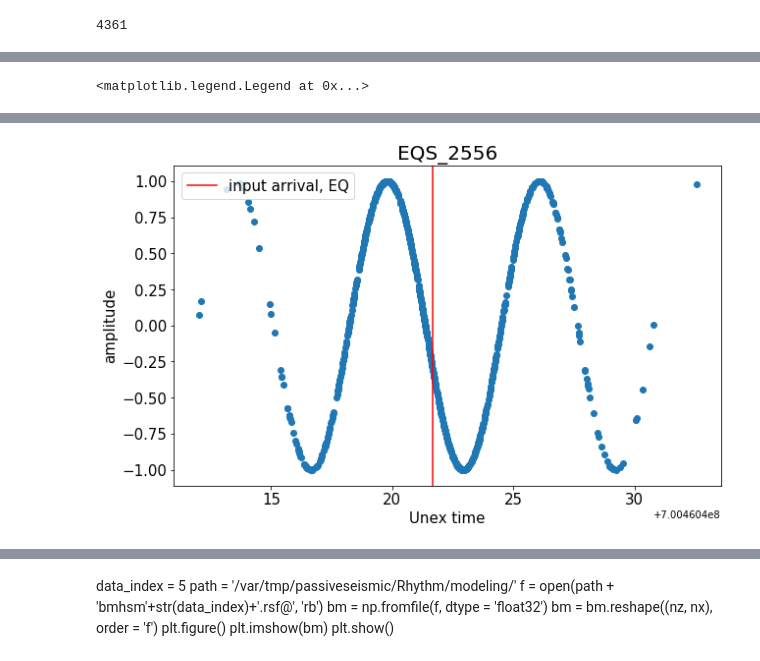
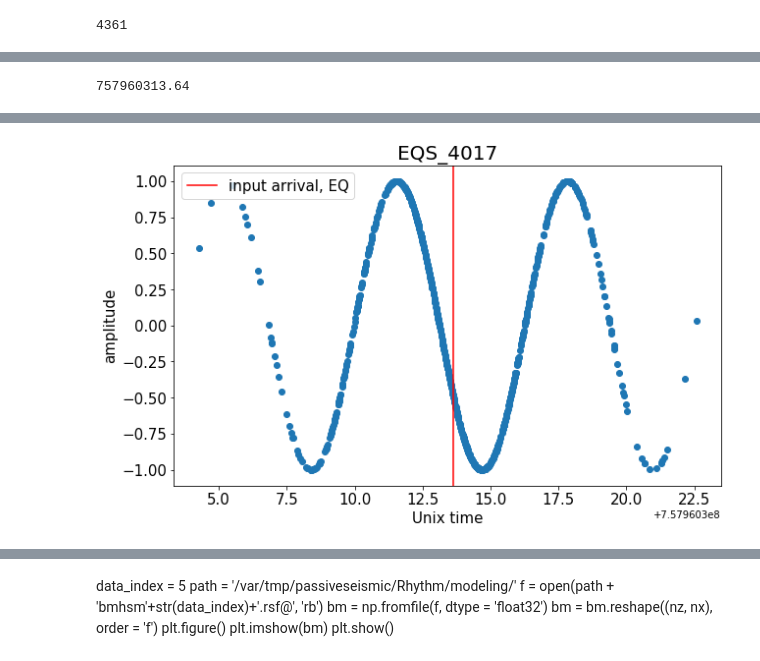
Before and after one commit to geohackweek/ghw2019_wiggles, a Jupyter notebook: scripts/plot_test2.ipynb, the cells around one changed output, grey strips where cells are left out. Saved outputs shown, nothing was run; the diff lists cells and outputs as text; code cells hidden in the pictures.

Commit message:
plot test

```diff
--- a/scripts/plot_test2.ipynb
+++ b/scripts/plot_test2.ipynb
@@ -54,22 +99,50 @@ len(test['EQS'])
 # %%
 #add some wiggles
-import matplotlib.pyplot as plt
 %matplotlib inline
 
 #randomly choose a wiggle in EQS
 ID = np.random.choice(len(test['EQS']))
 
+fig, ax = plt.subplots(figsize = (10,6))
 
-fig, ax = plt.subplots(figsize = (10,6))
 k = np.random.normal(float(test['EQS'][ID]['time']), 3, 1000)
 fig = plt.scatter(k, np.sin(k))
 fig = plt.axvline(x=float(test['EQS'][ID]['time']),color = 'red',
                   label = 'input arrival, {}'.format(test['EQS'][0]['event_type']))
+x=float(test['EQS'][ID]['time'])
+print(x)
+
 ax.set_title('EQS_{}'.format(ID),fontsize = 20)
 ax.set_ylabel('amplitude', fontsize=15)
-ax.set_xlabel('Unex time', fontsize=15)
+ax.set_xlabel('Unix time', fontsize=15)
 plt.xticks(fontsize=15)
 plt.yticks(fontsize=15)
 plt.legend(fontsize=15)
+
+# add widgets
+bool_yes = widgets.Button(
+    description='Yes',
+    disabled=False,
+    button_style='', # 'success', 'info', 'warning', 'danger' or ''
+    tooltip='Click me',
+    icon='check'
+)
+
+bool_no = widgets.Button(
+    description='No',
+    disabled=False,
+    button_style='', # 'success', 'info', 'warning', 'danger' or ''
+    tooltip='Click me',
+)
+
+def button_handler():
+    print('clicked!')
+
+bool_yes.on_click(button_handler)
+bool_no.on_click(button_handler)
+
+display(bool_yes)
+display(bool_no)
+plt.show()
 # %% [output]
-<matplotlib.legend.Legend at 0x...>
+757960313.64
@@ -76,2 +151,2 @@ plt.legend(fontsize=15)
-[figure, old version]
+[figure, new version]
 # %%
```
Also changed, not shown: parts of 7 cells of this notebook, 8 other files.
